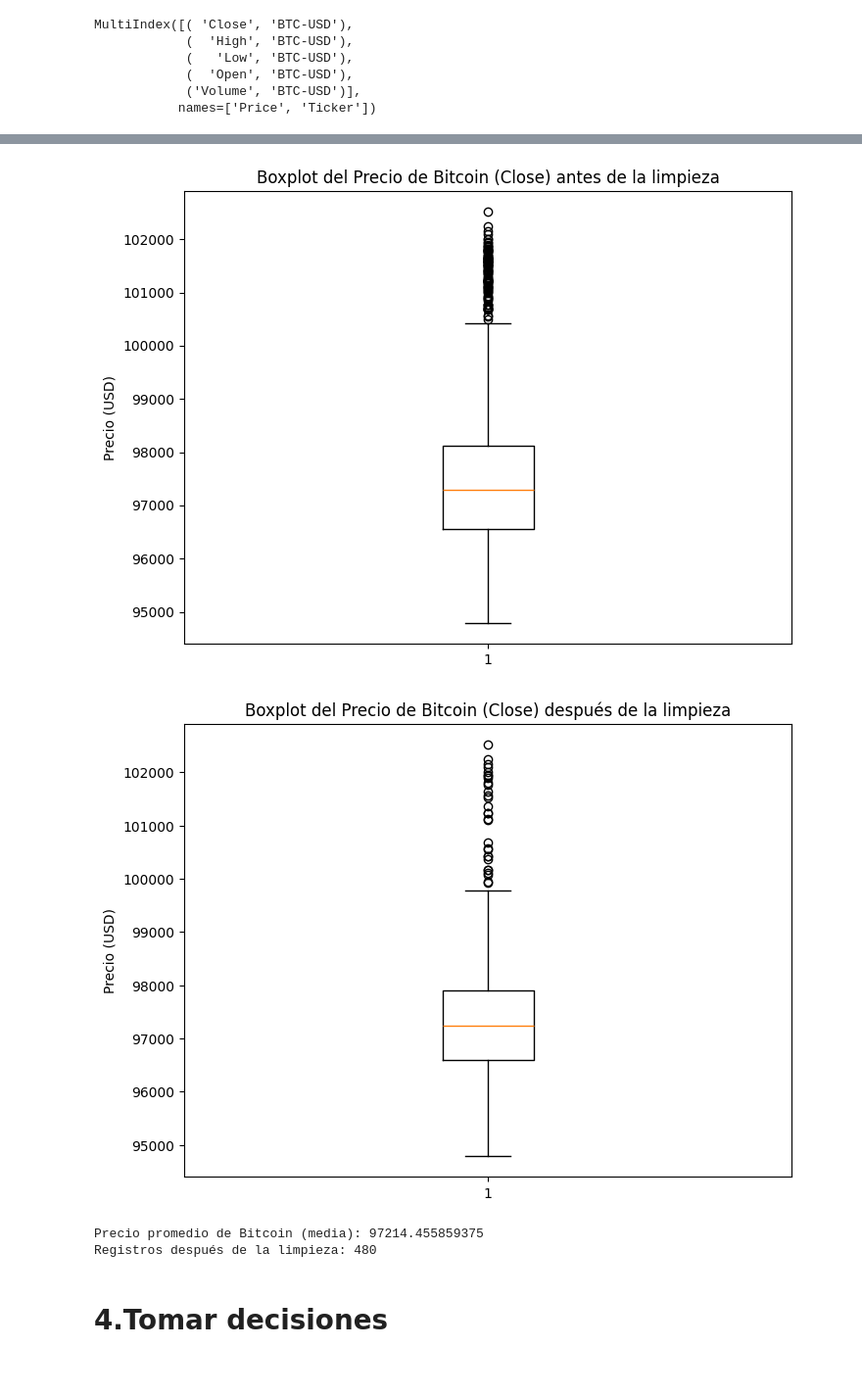
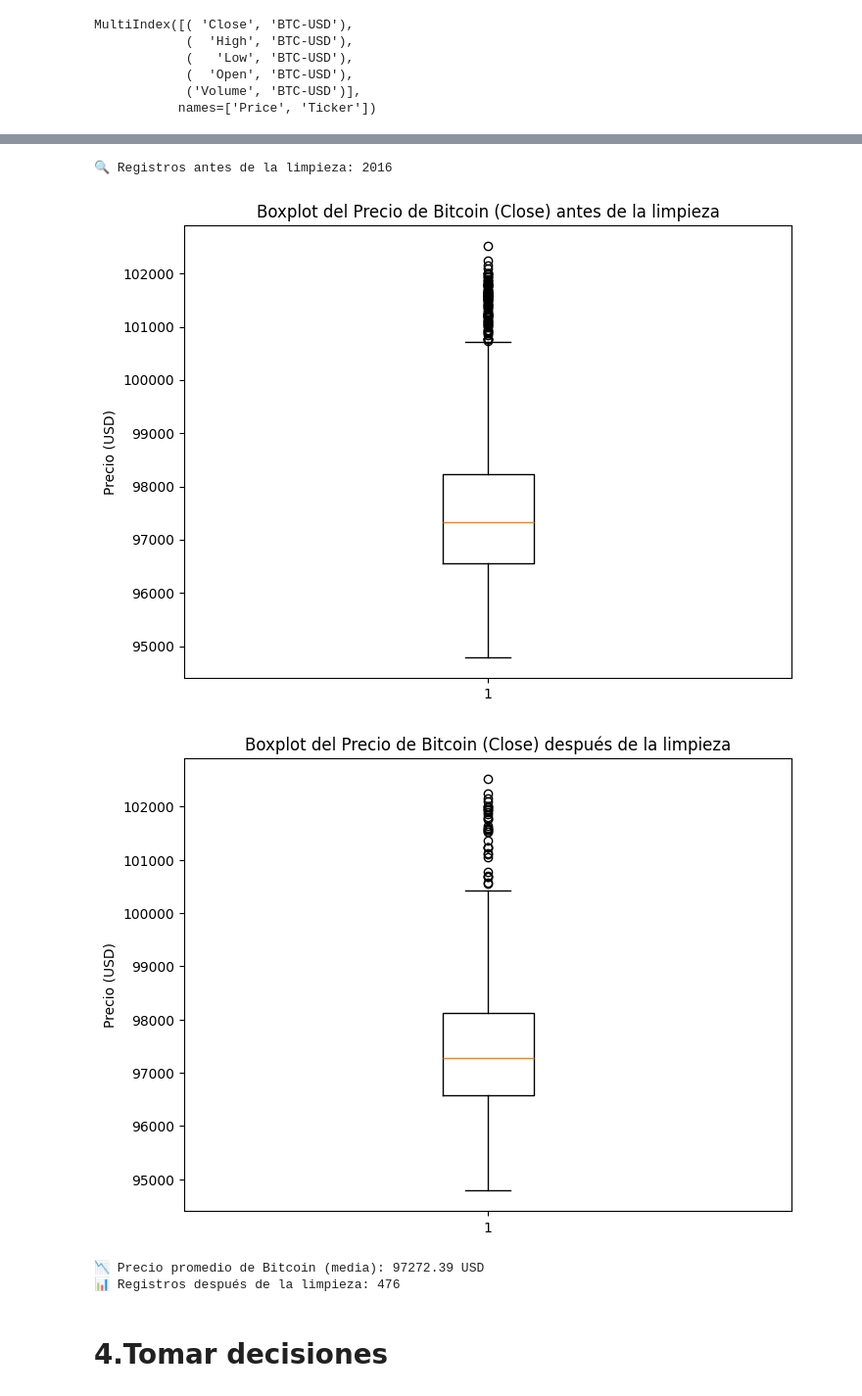
Before and after one commit to JorgeHdzRiv/Desafios_Alura_DS, a Jupyter notebook: RobotTrading/notebooks/Robot_Trading.ipynb, the cells around one changed output, grey strips where cells are left out. Shown: that part at 98% size. Saved outputs shown, nothing was run; the diff lists cells and outputs as text; code cells hidden in the pictures.

```diff
--- a/RobotTrading/notebooks/Robot_Trading.ipynb
+++ b/RobotTrading/notebooks/Robot_Trading.ipynb
@@ -168,6 +234,9 @@ MultiIndex([( 'Close', 'BTC-USD'),
 # %%
 def limpieza_datos():
     global df_bitcoin, precio_actual, tendencia, media_bitcoin, algoritmo_decision
+
+    # Crear la carpeta 'results' si no existe
+    os.makedirs(r"../results", exist_ok=True)
 
     # Copia de df_bitcoin para limpiar
     df_bitcoin_limpio = df_bitcoin.copy()
@@ -177,12 +246,14 @@ def limpieza_datos():
     df_bitcoin_limpio.reset_index(inplace=True)
     df_bitcoin_limpio['Datetime'] = df_bitcoin_limpio['Datetime'].dt.strftime("%d/%m/%Y %H:%M")
     df_bitcoin_limpio.set_index('Datetime', inplace=True)
+    print(f"🔍 Registros antes de la limpieza: {df_bitcoin_limpio.shape[0]}")
 
     # 2. Boxplot antes de la limpieza
     plt.figure(figsize=(8, 6))
     plt.boxplot(df_bitcoin_limpio[('Close', 'BTC-USD')])
     plt.title('Boxplot del Precio de Bitcoin (Close) antes de la limpieza')
     plt.ylabel('Precio (USD)')
+    plt.savefig(r"../results/boxplot_before.png")
     plt.show()
 
     # 3. Buscar valores nulos en la columna 'Close' y eliminarlos
@@ -190,38 +261,40 @@ def limpieza_datos():
 
     # 4. Eliminar registros donde el Volume sea menor o igual a 0
     df_bitcoin_limpio = df_bitcoin_limpio[df_bitcoin_limpio[('Volume', 'BTC-USD')] > 0]
 
     # 5. Identificar outliers en la columna 'Close' utilizando un boxplot
     plt.figure(figsize=(8, 6))
     plt.boxplot(df_bitcoin_limpio[('Close', 'BTC-USD')])
     plt.title('Boxplot del Precio de Bitcoin (Close) después de la limpieza')
     plt.ylabel('Precio (USD)')
+    plt.savefig(r"../results/boxplot_after.png")
     plt.show()
 
     # Calcular los cuartiles para identificar los outliers
     Q1 = df_bitcoin_limpio[('Close', 'BTC-USD')].quantile(0.25)
     Q3 = df_bitcoin_limpio[('Close', 'BTC-USD')].quantile(0.75)
     IQR = Q3 - Q1  # Rango intercuartil
 
     # 6. Filtrar los registros cuyo precio (Close) esté entre el Q1 y el Q3
     df_bitcoin_limpio = df_bitcoin_limpio[(df_bitcoin_limpio[('Close', 'BTC-USD')] >= Q1) &
                                           (df_bitcoin_limpio[('Close', 'BTC-USD')] <= Q3)]
 
     # 7. Calcular el precio promedio (media) de la columna 'Close'
     media_bitcoin = df_bitcoin_limpio[('Close', 'BTC-USD')].mean()
 
     # Imprimir resultados para verificar
-    print(f"Precio promedio de Bitcoin (media): {media_bitcoin}")
-    print(f"Registros después de la limpieza: {df_bitcoin_limpio.shape[0]}")
+    print(f"📉 Precio promedio de Bitcoin (media): {media_bitcoin:.2f} USD")
+    print(f"📊 Registros después de la limpieza: {df_bitcoin_limpio.shape[0]}")
 
     return df_bitcoin_limpio
 
 # Llamar a la función para limpiar los datos
 df_bitcoin_limpio = limpieza_datos()
 # %% [output]
+🔍 Registros antes de la limpieza: 2016
-[figure, old version]
+[figure, new version]
-[figure, old version]
+[figure, new version]
-Precio promedio de Bitcoin (media): 97214.455859375
-Registros después de la limpieza: 480
+📉 Precio promedio de Bitcoin (media): 97272.39 USD
+📊 Registros después de la limpieza: 476
 # %% [markdown]
 # 4.Tomar decisiones
```
Also changed, not shown: parts of 21 cells of this notebook, 7 other files.
